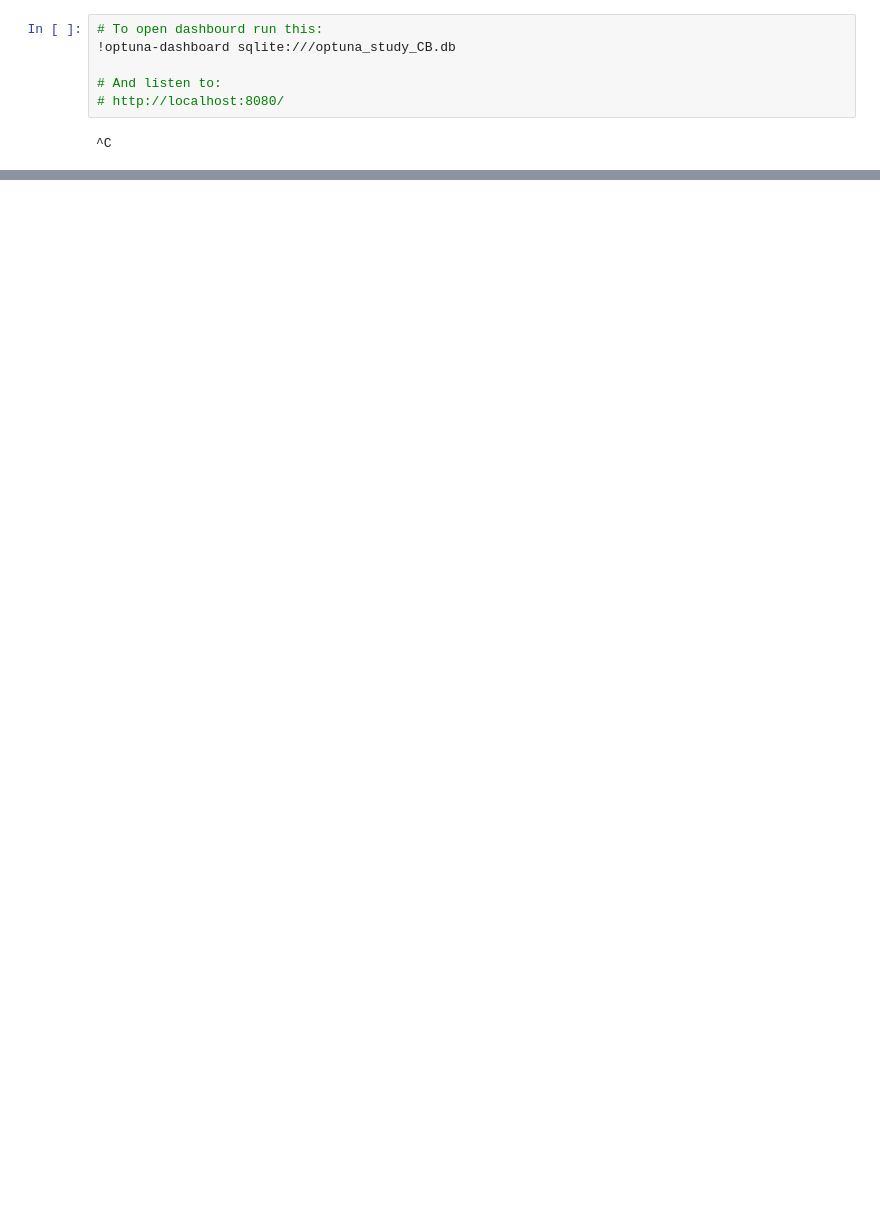
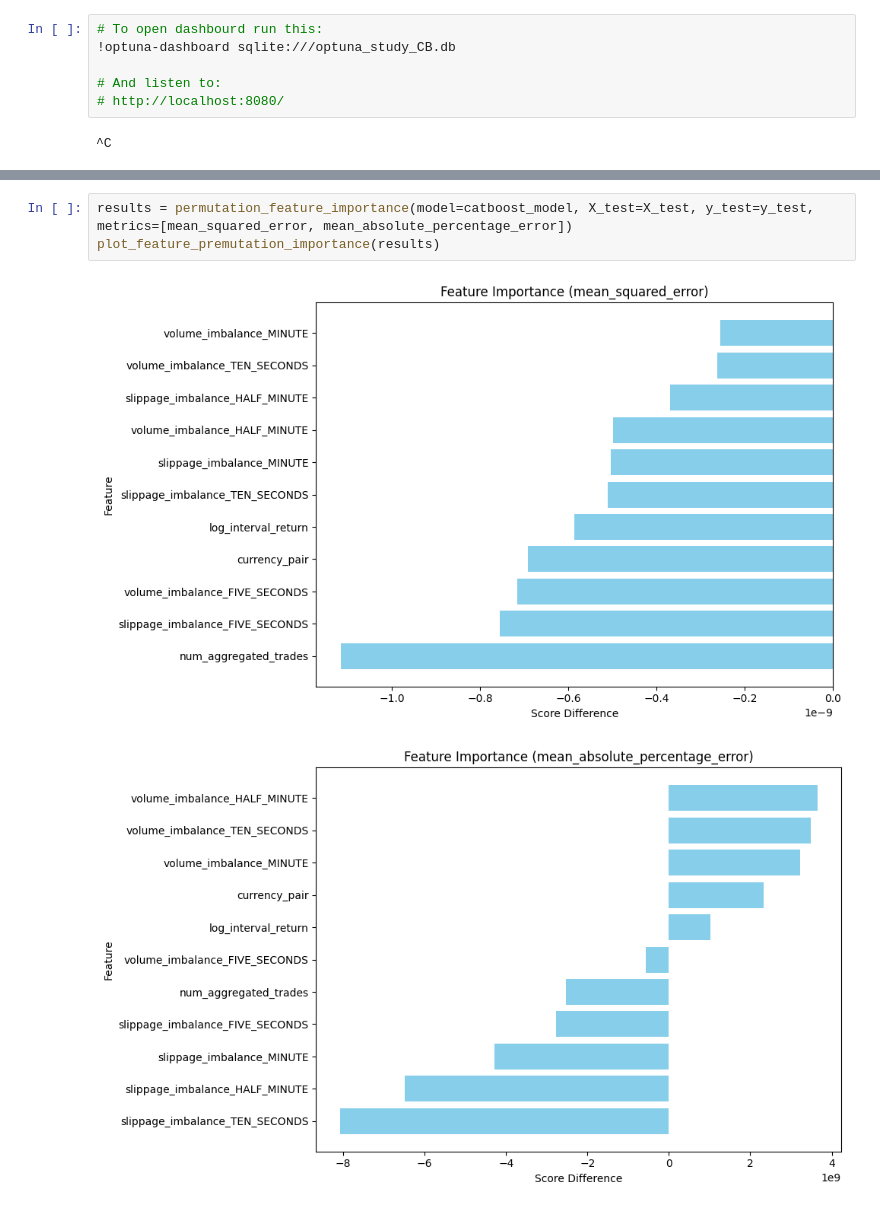
Before and after one commit to B0R0koko/microstructure_price_prediction, a Jupyter notebook: src/data_analysis/CatBoost_regressor.ipynb, the cells around one changed output, grey strips where cells are left out. Saved outputs shown, nothing was run; the diff lists cells and outputs as text; blank space fills up the shorter version.

```diff
--- a/src/data_analysis/CatBoost_regressor.ipynb
+++ b/src/data_analysis/CatBoost_regressor.ipynb
@@ -149,3 +168,9 @@ MAPE on test: 45232626435.5115
+# %%
+results = permutation_feature_importance(model=catboost_model, X_test=X_test, y_test=y_test, metrics=[mean_squared_error, mean_absolute_percentage_error])
+plot_feature_premutation_importance(results)
+# %% [output]
+[figure, added]
+[figure, added]
 # %%
 plot_feature_importance(catboost_model, X_train.columns)
 # %% [output]
```
Also changed, not shown: parts of 7 cells of this notebook, 53 other files.
